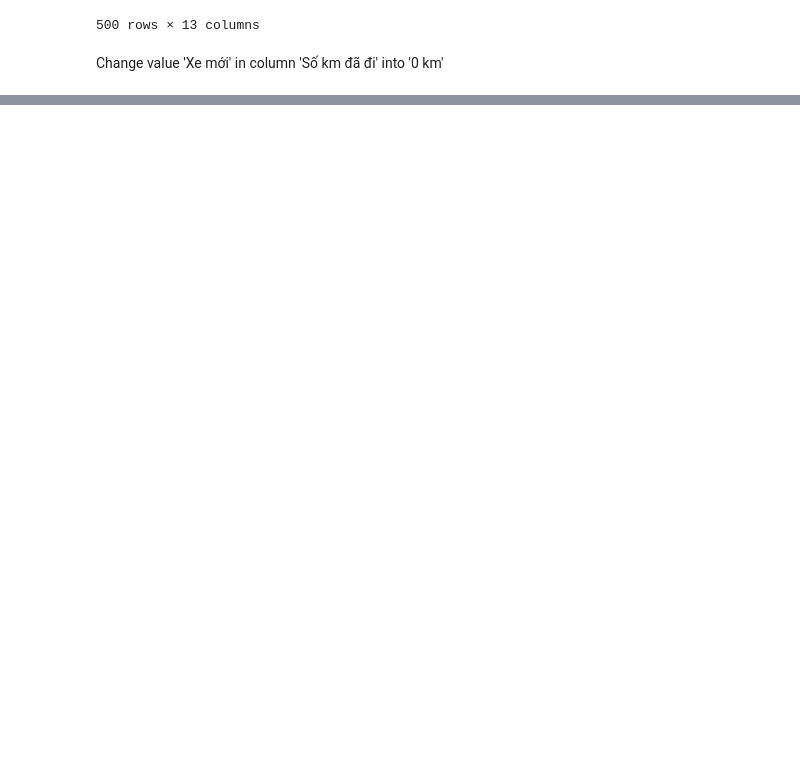
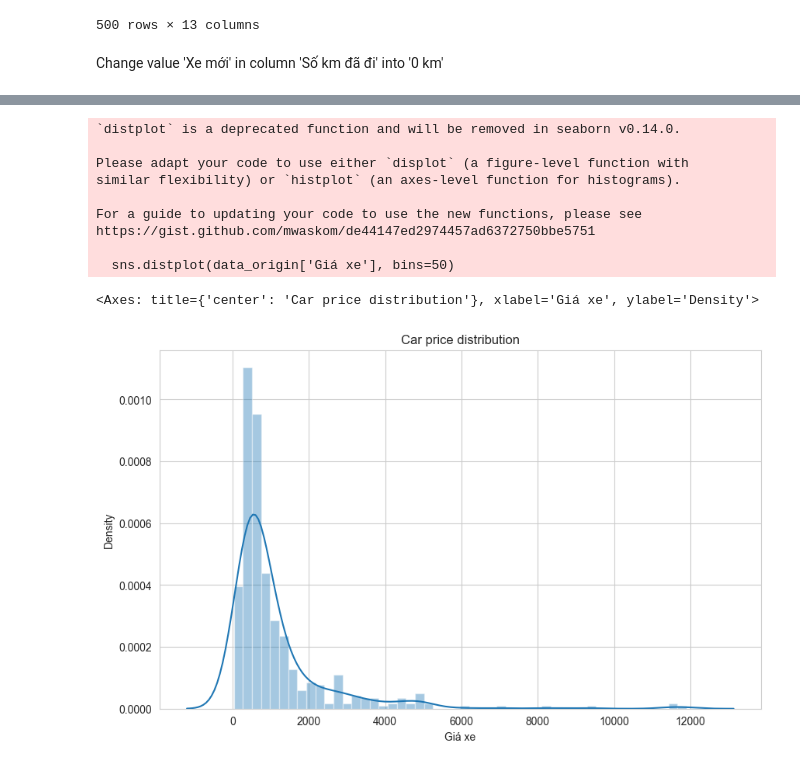
Before and after one commit to minhviet21/Car_Price_Prediction, a Jupyter notebook: preprocessing.ipynb, the cells around one changed output, grey strips where cells are left out. Drawn from its saved outputs; the diff is of its cells as text; code cells hidden in the pictures; blank space fills up the shorter version.

```diff
--- a/preprocessing.ipynb
+++ b/preprocessing.ipynb
@@ -43,0 +59,43 @@ data_origin
+# %%
+def convert_price(price):
+    price = price.split(" ")
+    gia = 0
+    for i in range(len(price)):
+        if price[i] == "Tỷ":
+            gia = gia + int(price[i-1])*1000000000
+        elif price[i] == "Triệu":
+            gia = gia + int(price[i-1])*1000000
+        elif price[i] == "Nghìn":
+            gia = gia + int(price[i-1])*1000
+    return gia
+
+data_origin['Giá xe'] = data_origin['Giá xe'].apply(convert_price)
+# %%
+#remove "Dong co" column
+data_origin = data_origin.drop('Động cơ', axis=1)
+# %%
+#remove "Ten xe" column
+data_origin = data_origin.drop('Tên xe', axis=1)
+# %%
+# /1000000 from "Gia xe" column
+data_origin['Giá xe'] = data_origin['Giá xe']/1000000
+# %%
+#plot car price distribution
+import matplotlib.pyplot as plt
+import seaborn as sns
+sns.set_style('whitegrid')
+plt.figure(figsize=(10,6))
+plt.title('Car price distribution')
+sns.distplot(data_origin['Giá xe'], bins=50)
+# %% [output]
+`distplot` is a deprecated function and will be removed in seaborn v0.14.0.
+
+Please adapt your code to use either `displot` (a figure-level function with
+similar flexibility) or `histplot` (an axes-level function for histograms).
+
+For a guide to updating your code to use the new functions, please see
+https://gist.github.com/mwaskom/de44147ed2974457ad6372750bbe5751
+
+  sns.distplot(data_origin['Giá xe'], bins=50)
+<Axes: title={'center': 'Car price distribution'}, xlabel='Giá xe', ylabel='Density'>
+[figure, added]
```
Also changed, not shown: parts of 9 cells of this notebook.
